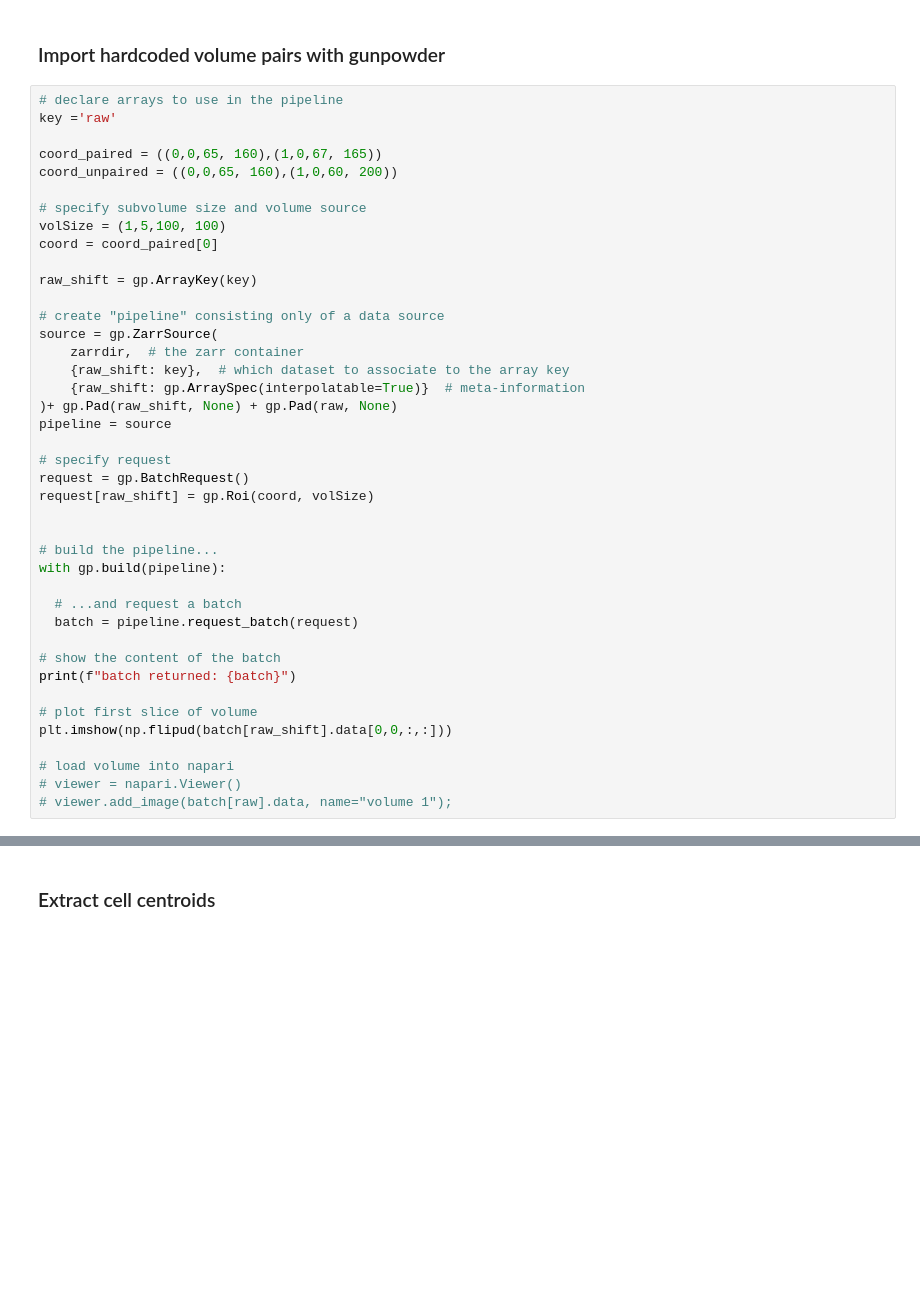
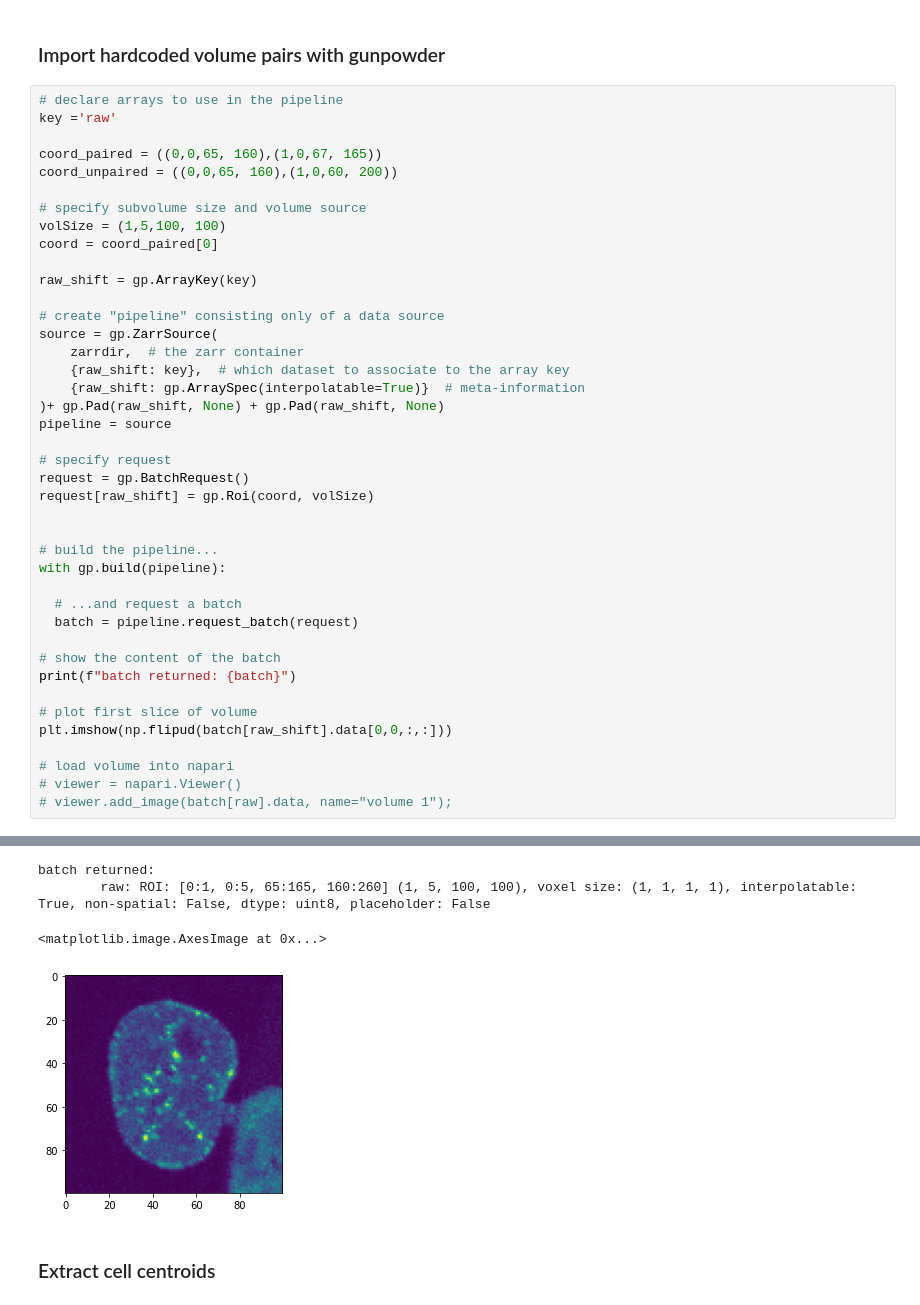
Before and after one commit to KlausYserentant/DLMBL_celltracking, a Jupyter notebook: dataloader.ipynb, the cells around one changed output, grey strips where cells are left out. Cells and saved outputs as stored; diff of their text form; blank space fills up the shorter version.

```diff
--- a/dataloader.ipynb
+++ b/dataloader.ipynb
@@ -108,7 +108,7 @@ source = gp.ZarrSource(
     zarrdir,  # the zarr container
     {raw_shift: key},  # which dataset to associate to the array key
     {raw_shift: gp.ArraySpec(interpolatable=True)}  # meta-information
-)+ gp.Pad(raw_shift, None) + gp.Pad(raw, None)
+)+ gp.Pad(raw_shift, None) + gp.Pad(raw_shift, None)
 pipeline = source
 
 # specify request
@@ -136,3 +136,7 @@ NameError: name 'raw' is not defined
+batch returned:
+        raw: ROI: [0:1, 0:5, 65:165, 160:260] (1, 5, 100, 100), voxel size: (1, 1, 1, 1), interpolatable: True, non-spatial: False, dtype: uint8, placeholder: False
+<matplotlib.image.AxesImage at 0x...>
+[figure, added]
 # %% [markdown]
 ### Extract cell centroids
 # %%
```
Also changed, not shown: parts of 2 cells of this notebook, 27 other files.
